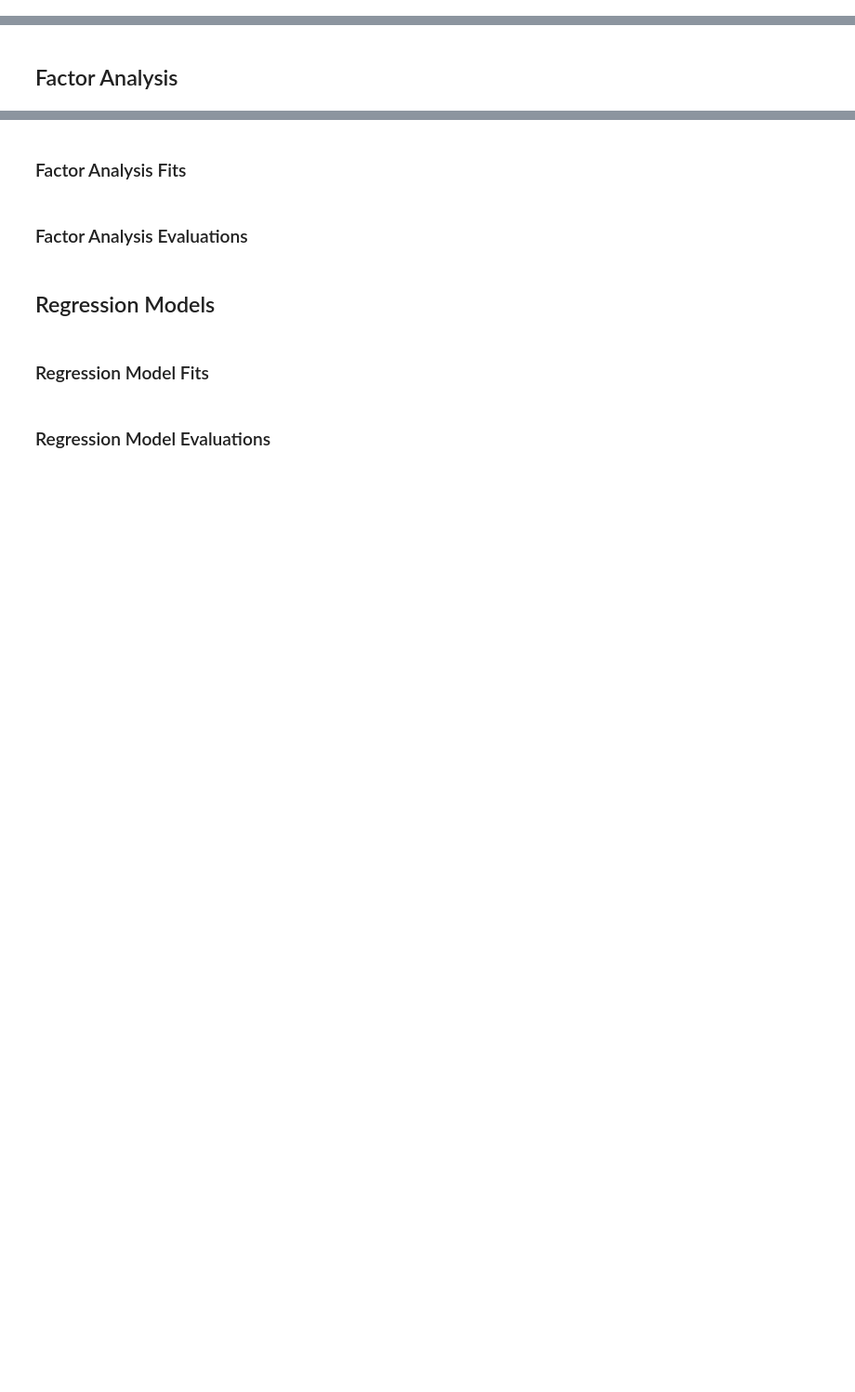
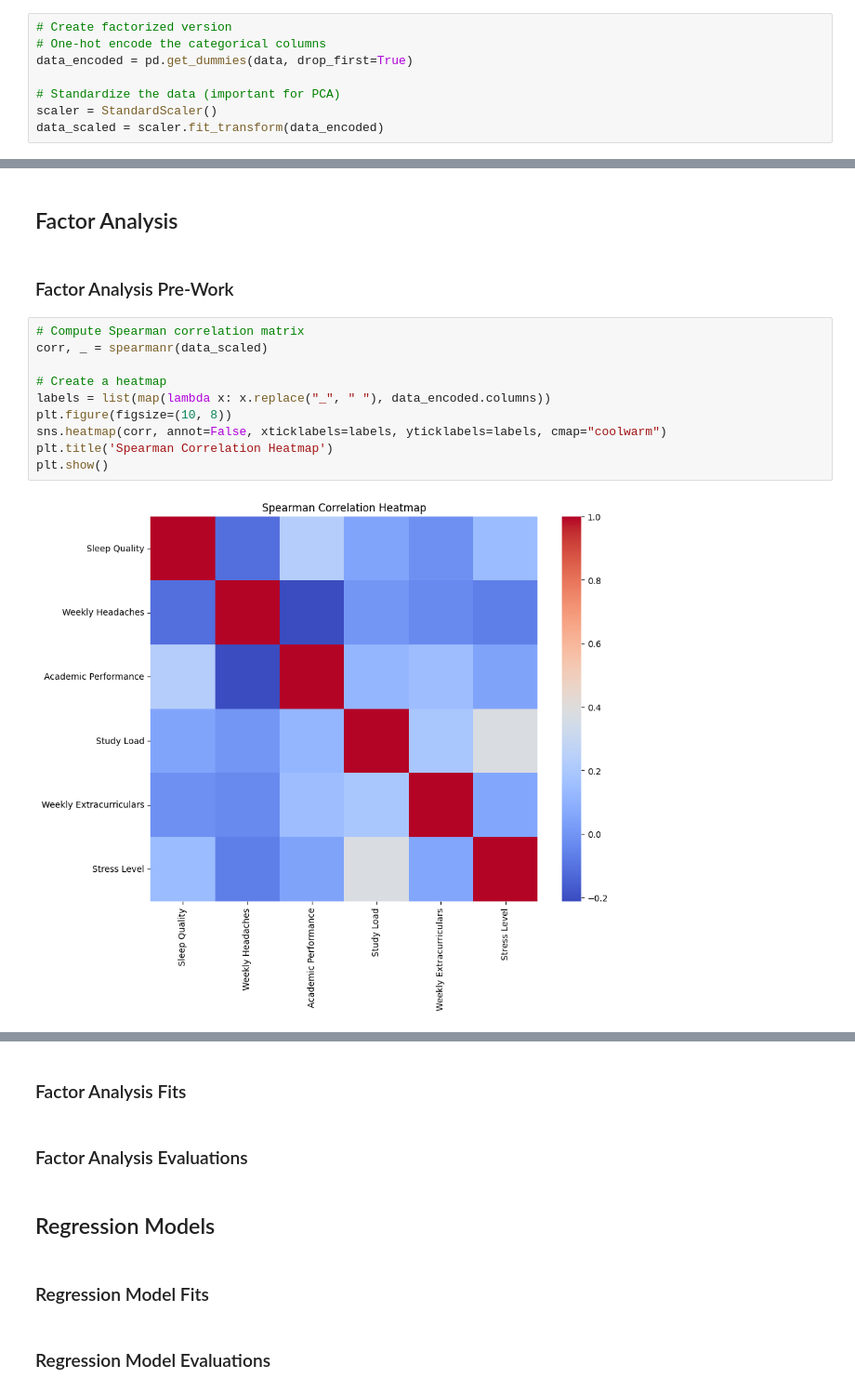
Before and after one commit to christian-arndt/repo_men, a Jupyter notebook: homeworks/project/analysis_notebook.ipynb, the cells around one changed output, grey strips where cells are left out. Shown at 93% size. Saved outputs shown, nothing was run; the diff lists cells and outputs as text; blank space fills up the shorter version.

```diff
--- a/homeworks/project/analysis_notebook.ipynb
+++ b/homeworks/project/analysis_notebook.ipynb
@@ -38,0 +26,8 @@ list(data.columns)
+# %%
+# Create factorized version
+# One-hot encode the categorical columns
+data_encoded = pd.get_dummies(data, drop_first=True)
+
+# Standardize the data (important for PCA)
+scaler = StandardScaler()
+data_scaled = scaler.fit_transform(data_encoded)
@@ -95,2 +95,16 @@ plt.show()
 # %% [markdown]
 ## Factor Analysis
+# %% [markdown]
+### Factor Analysis Pre-Work
+# %%
+# Compute Spearman correlation matrix
+corr, _ = spearmanr(data_scaled)
+
+# Create a heatmap
+labels = list(map(lambda x: x.replace("_", " "), data_encoded.columns))
+plt.figure(figsize=(10, 8))
+sns.heatmap(corr, annot=False, xticklabels=labels, yticklabels=labels, cmap="coolwarm")
+plt.title('Spearman Correlation Heatmap')
+plt.show()
+# %% [output]
+[figure, added]
```
Also changed, not shown: parts of 9 cells of this notebook, 7 other files.
